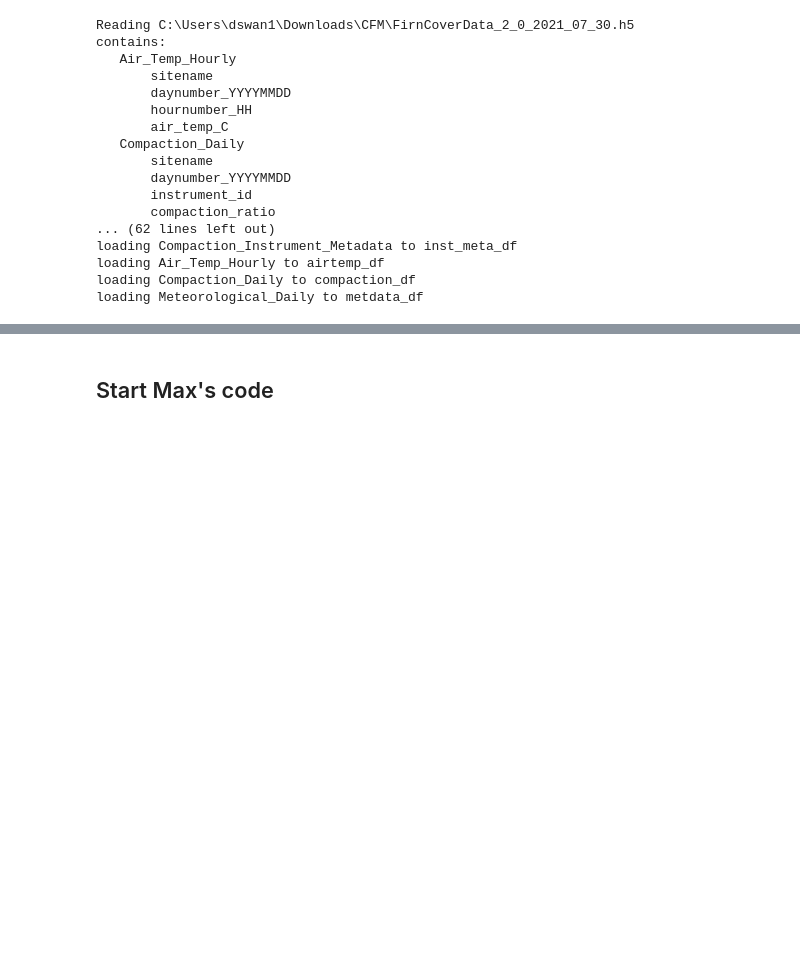
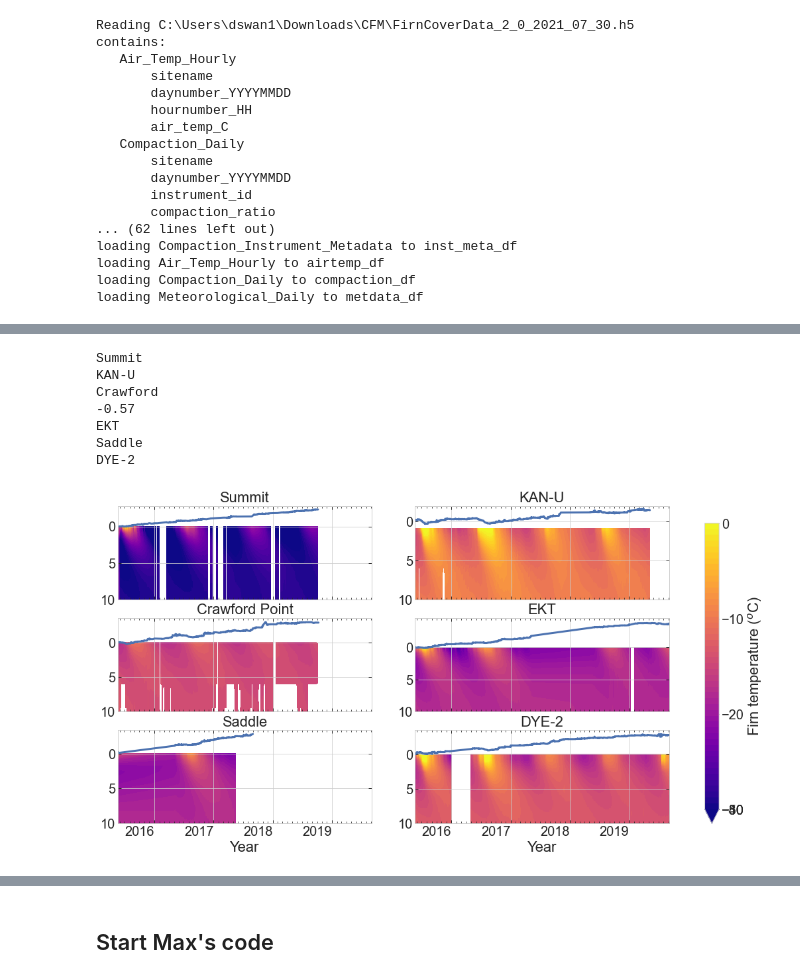
Before and after one commit to maximusjstevens/firncover, a Jupyter notebook: FirnCover_main.ipynb, the cells around one changed output, grey strips where cells are left out. Saved outputs shown, nothing was run; the diff lists cells and outputs as text; code cells hidden in the pictures; blank space fills up the shorter version.

Commit message:
fixing figure plotting

```diff
--- a/FirnCover_main.ipynb
+++ b/FirnCover_main.ipynb
@@ -95,7 +92,7 @@ loading Air_Temp_Hourly to airtemp_df
 loading Compaction_Daily to compaction_df
 loading Meteorological_Daily to metdata_df
 # %%
-# Plotting erroneous periods removed from analysis
+# %% Plotting erroneous periods removed from analysis
 erroneous_periods = [[13,'2018-02-20','end'] ,
     [10,'2019-07-29','end'] ,
     [42,'start','2017-10-14'] ,
@@ -126,6 +123,15 @@ for i in range(len(erroneous_periods)):
     tmp.plot(marker='o')
     plt.title('Instrument '+str(erroneous_periods[i][0]))
     fig.savefig('figures/err_instr_'+str(erroneous_periods[i][0])+'.png')
+# %% Removing erroneous periods from the analysis
+compaction_df.loc[13,'compaction_borehole_length_m'].loc['2018-02-20':] = np.nan
+compaction_df.loc[10,'compaction_borehole_length_m'].loc['2019-07-29':] = np.nan
+compaction_df.loc[42,'compaction_borehole_length_m'].loc[:'2017-10-14'] = np.nan
+compaction_df.loc[48,'compaction_borehole_length_m'].loc[:'2017-10-18'] = np.nan
+compaction_df.loc[48,'compaction_borehole_length_m'].loc['2018-05-27':'2018-07-19'] = np.nan
+compaction_df.loc[1,'compaction_borehole_length_m'].loc[:'2013-12-01'] = np.nan
+compaction_df.loc[35,'compaction_borehole_length_m'].loc[:'2016-09-01'] = np.nan
+compaction_df.loc[43,'compaction_borehole_length_m'].loc['2018-07-16':] = np.nan
 # %% [output]
 [13, '2018-02-20', 'end']
 [10, '2019-07-29', 'end']
@@ -357,36 +411,46 @@ for site in sites2:
     t_interp[t_interp>0]=0
     levels = np.linspace(-30, 0, 50)
     cax1 = ax[i,j].contourf(time,n_grid,t_interp.T, 50,extend = 'min',
                             levels = levels, zorder=0,
                             cmap='plasma')
     surface_height.plot(ax=ax[i,j],linewidth=3,rot=0)
 
     ax[i,j].set_title(site)
     if site == 'Crawford':
         ax[i,j].set_title('Crawford Point')
     if site == 'EastGrip':
         ax[i,j].set_title('EastGRIP')
 
     ax[i,j].set_ylim( 10, sonic_df.loc[site,'delta'].min()*1.2)
     ax[i,j].set_xlim("2015-05-21", '2019-09-04')
 
     ax[i,j].xaxis.set_major_locator(years)
     ax[i,j].xaxis.set_major_formatter(years_fmt)
     ax[i,j].xaxis.set_minor_locator(months)
     if i==2:
         ax[i,j].set_xlabel("Year")
     else:
         ax[i,j].set_xlabel("")
     if count<len(sites2)-2:
         ax[i,j].set_xticklabels("")
 cbar_ax = f1.add_axes([0.9, 0.2, 0.02, 0.7])
 cb1 = f1.colorbar(cax1, cax=cbar_ax)
 cb1.set_label('Firn temperature ($^o$C)')
 cb1.set_ticks([-50, -40, -30, -20, -10, 0])
 # f1.text(0.5, 0.02, 'Year', ha='center', size = 20)
-f1.text(0.02, 0.5, 'Depth (m)', va='center', rotation='vertical', size = 20)
-f1.savefig('figures/fig6_RTD_temp.tiff', dpi=600, format="tiff", pil_kwargs={"compression": "tiff_lzw"})
-    # plt.close(f1)
+plt.show()
+# f1.text(0.02, 0.5, 'Depth (m)', va='center', rotation='vertical', size = 20)
+# f1.savefig('figures/fig6_RTD_temp.tiff', dpi=600, format="tiff", pil_kwargs={"compression": "tiff_lzw"})
+#     # plt.close(f1)
+# %% [output]
+Summit
+KAN-U
+Crawford
+-0.57
+EKT
+Saddle
+DYE-2
+[figure, added]
 # %%
 #%% Average temp, average daily compaction
 
```
Also changed, not shown: parts of 10 cells of this notebook.
